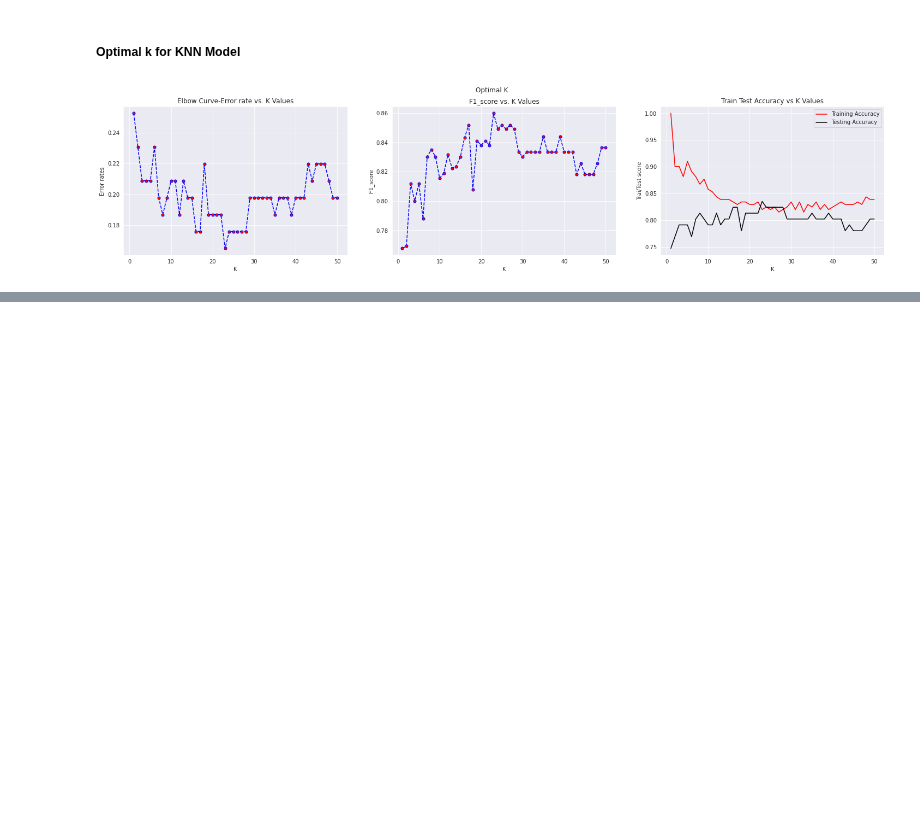
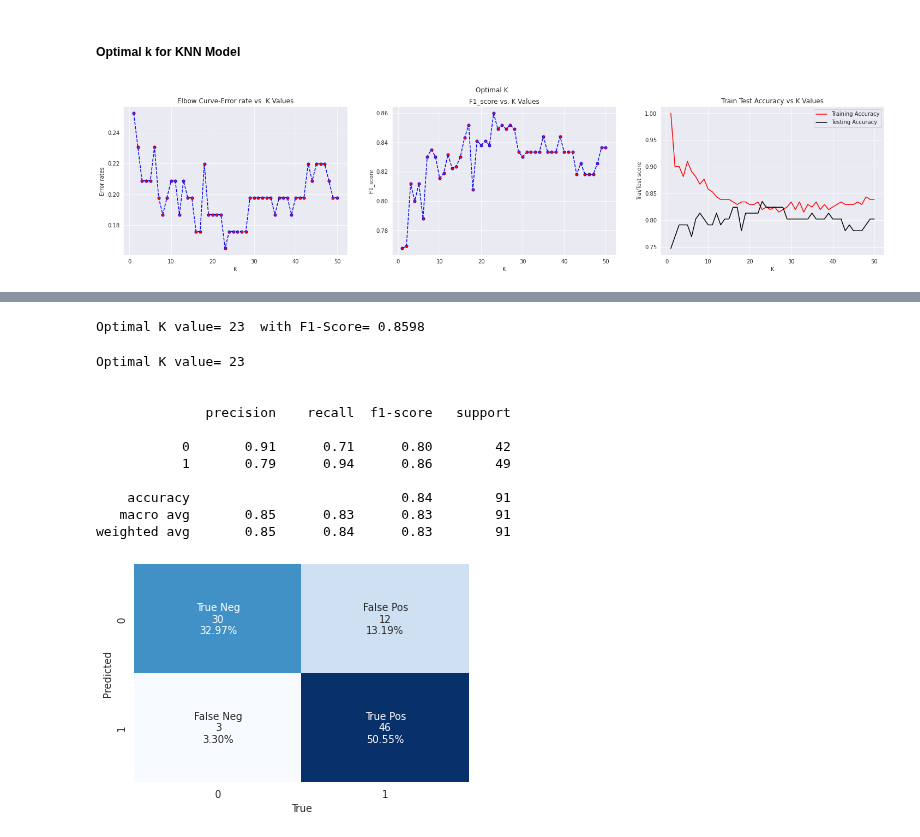
Before and after one commit to DimaUd/Heart-Attack, a Jupyter notebook: Heart_Attack_Part2_DataPrepararation_and_Modeling.ipynb, the cells around one changed output, grey strips where cells are left out. Cells and saved outputs as stored; diff of their text form; code cells hidden in the pictures; blank space fills up the shorter version.

```diff
--- a/Heart_Attack_Part2_DataPrepararation_and_Modeling.ipynb
+++ b/Heart_Attack_Part2_DataPrepararation_and_Modeling.ipynb
@@ -454,0 +466,39 @@ ax2.legend();
+# %%
+best_f1_score=max(f1_scores)
+best_k=K_values[f1_scores.index(best_f1_score)]
+print("Optimal K value=",best_k," with F1-Score=",best_f1_score)
+# %% [output]
+Optimal K value= 23  with F1-Score= 0.8598
+# %%
+knn=KNeighborsClassifier(n_neighbors=best_k)
+knn=knn.fit(X_train,y_train)
+y_pred=knn.predict(X_test)
+print("Optimal K value=",best_k)
+print('\n')
+print(classification_report(y_test,y_pred))
+
+cf_matrix=confusion_matrix(y_test,y_pred)
+group_names = ['True Neg','False Pos','False Neg','True Pos']
+group_counts = ['{0:0.0f}'.format(value) for value in
+                cf_matrix.flatten()]
+group_percentages = ['{0:.2%}'.format(value) for value in
+                     cf_matrix.flatten()/np.sum(cf_matrix)]
+labels = [f'{v1}\n{v2}\n{v3}' for v1, v2, v3 in
+          zip(group_names,group_counts,group_percentages)]
+labels = np.asarray(labels).reshape(2,2)
+sns.heatmap(cf_matrix, annot=labels, fmt="", cmap='Blues',cbar=False)
+plt.xlabel('True')
+plt.ylabel('Predicted');
+# %% [output]
+Optimal K value= 23
+
+
+              precision    recall  f1-score   support
+
+           0       0.91      0.71      0.80        42
+           1       0.79      0.94      0.86        49
+
+    accuracy                           0.84        91
+   macro avg       0.85      0.83      0.83        91
+weighted avg       0.85      0.84      0.83        91
+[figure, added]
```
Also changed, not shown: parts of 3 cells of this notebook.
